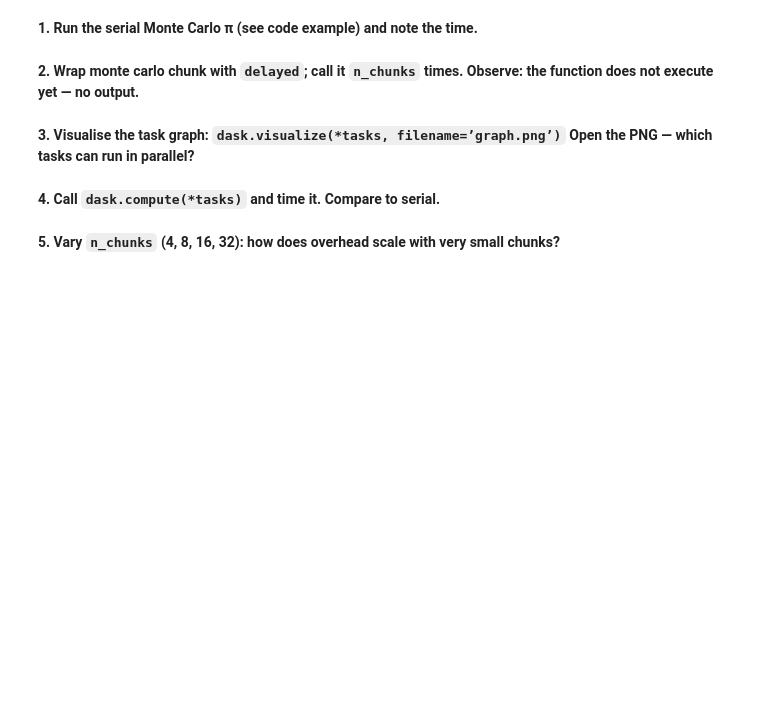
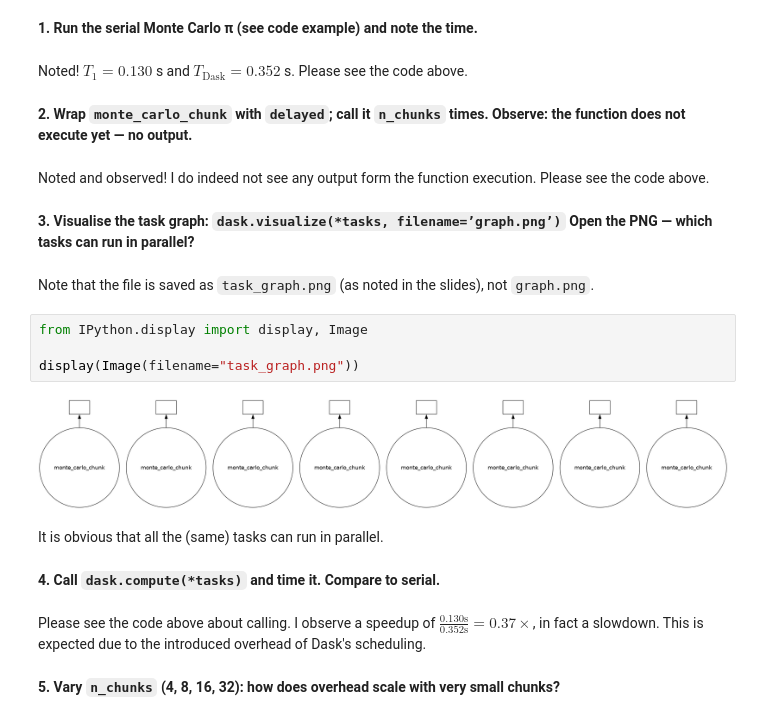
Before and after one commit to NDS8-TCP/nsc-mikkel, a Jupyter notebook: l06_exercises.ipynb, the cells around one changed output. Cells and saved outputs as stored; diff of their text form; blank space fills up the shorter version.

```diff
--- a/l06_exercises.ipynb
+++ b/l06_exercises.ipynb
@@ -51,11 +57,27 @@ dask.visualize(*tasks, filename='task_graph.png')
 ****Note:** without a `LocalCluster`, `dask.compute()` uses a single-threaded scheduler — Dask may be *slower* than serial here; that is expected. The point of E1 is lazy evaluation and task graph structure, not speedup. E2 adds a LocalCluster.**
 # %% [markdown]
 **1. Run the serial Monte Carlo π (see code example) and note the time.**
+# %% [markdown]
+Noted! $ T_1 = 0.130$ s and $T_{\text{Dask}} = 0.352$ s. Please see the code above.
 # %% [markdown]
-**2. Wrap monte carlo chunk with `delayed`; call it `n_chunks` times. Observe: the function does not execute yet — no output.**
+**2. Wrap `monte_carlo_chunk` with `delayed`; call it `n_chunks` times. Observe: the function does not execute yet — no output.**
+# %% [markdown]
+Noted and observed! I do indeed not see any output form the function execution. Please see the code above.
 # %% [markdown]
 **3. Visualise the task graph: `dask.visualize(*tasks, filename=’graph.png’)` Open the PNG — which tasks can run in parallel?**
+# %% [markdown]
+Note that the file is saved as `task_graph.png` (as noted in the slides), not `graph.png`.
+# %%
+from IPython.display import display, Image
+
+display(Image(filename="task_graph.png"))
+# %% [output]
+[figure, added]
+# %% [markdown]
+It is obvious that all the (same) tasks can run in parallel.
 # %% [markdown]
 **4. Call `dask.compute(*tasks)` and time it. Compare to serial.**
+# %% [markdown]
+Please see the code above about calling. I observe a speedup of $\frac{0.130 \text{s}}{0.352 \text{s}} = 0.37\times$, in fact a slowdown. This is expected due to the introduced overhead of Dask's scheduling.
 # %% [markdown]
 **5. Vary `n_chunks` (4, 8, 16, 32): how does overhead scale with very small chunks?**
```
Also changed, not shown: parts of 7 cells of this notebook, 2 other files.
